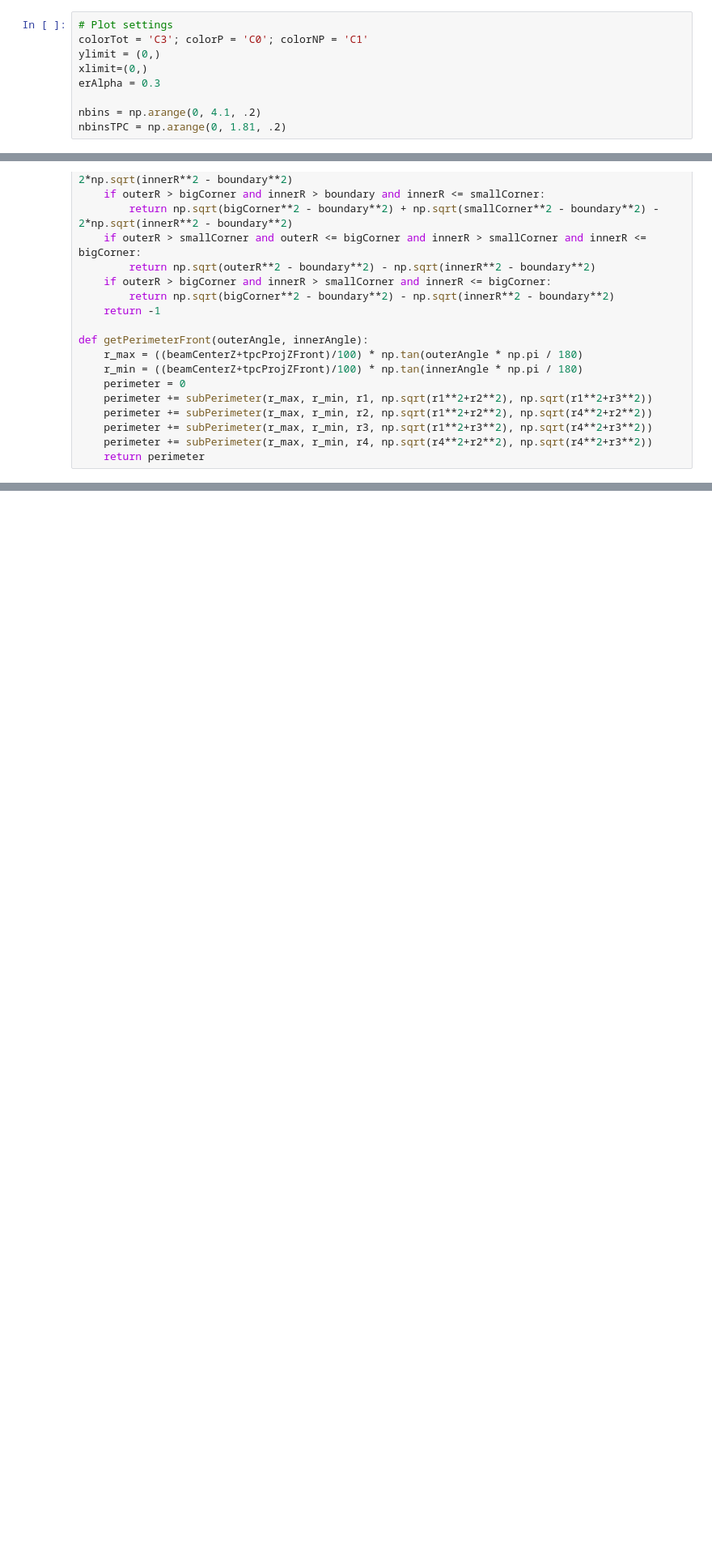
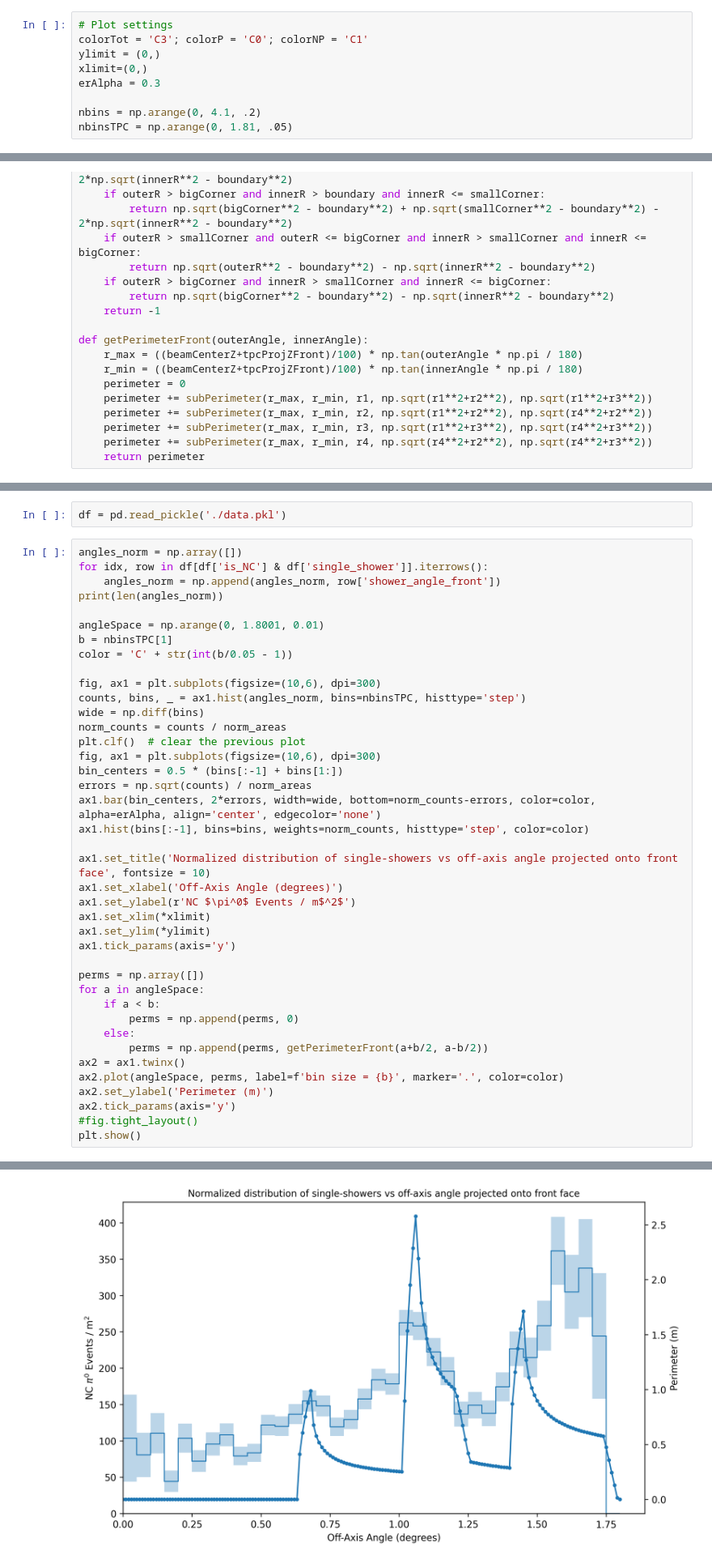
Before and after one commit to BMDragon/SBND_PRISM_Pi0_Study, a Jupyter notebook: boundaryTests.ipynb, the cells around one changed output, grey strips where cells are left out. Shown at 81% size. Drawn from its saved outputs; the diff is of its cells as text; blank space fills up the shorter version.

```diff
--- a/boundaryTests.ipynb
+++ b/boundaryTests.ipynb
@@ -36,7 +37,7 @@ xlimit=(0,)
 erAlpha = 0.3
 
 nbins = np.arange(0, 4.1, .2)
-nbinsTPC = np.arange(0, 1.81, .2)
+nbinsTPC = np.arange(0, 1.81, .05)
 # %%
 # exact volume normalization
 tpcBox = trimesh.creation.box(extents=[(tpcMaxX-tpcMinX)/100, (tpcMaxY-tpcMinY)/100, (tpcMaxZ-tpcMinZ)/100])
@@ -212,0 +251,43 @@ plt.show()
+# %%
+df = pd.read_pickle('./data.pkl')
+# %%
+angles_norm = np.array([])
+for idx, row in df[df['is_NC'] & df['single_shower']].iterrows():
+    angles_norm = np.append(angles_norm, row['shower_angle_front'])
+print(len(angles_norm))
+
+angleSpace = np.arange(0, 1.8001, 0.01)
+b = nbinsTPC[1]
+color = 'C' + str(int(b/0.05 - 1))
+
+fig, ax1 = plt.subplots(figsize=(10,6), dpi=300)
+counts, bins, _ = ax1.hist(angles_norm, bins=nbinsTPC, histtype='step')
+wide = np.diff(bins)
+norm_counts = counts / norm_areas
+plt.clf()  # clear the previous plot
+fig, ax1 = plt.subplots(figsize=(10,6), dpi=300)
+bin_centers = 0.5 * (bins[:-1] + bins[1:])
+errors = np.sqrt(counts) / norm_areas
+ax1.bar(bin_centers, 2*errors, width=wide, bottom=norm_counts-errors, color=color, alpha=erAlpha, align='center', edgecolor='none')
+ax1.hist(bins[:-1], bins=bins, weights=norm_counts, histtype='step', color=color)
+
+ax1.set_title('Normalized distribution of single-showers vs off-axis angle projected onto front face', fontsize = 10)
+ax1.set_xlabel('Off-Axis Angle (degrees)')
+ax1.set_ylabel(r'NC $\pi^0$ Events / m$^2$')
+ax1.set_xlim(*xlimit)
+ax1.set_ylim(*ylimit)
+ax1.tick_params(axis='y')
+
+perms = np.array([])
+for a in angleSpace:
+    if a < b:
+        perms = np.append(perms, 0)
+    else:
+        perms = np.append(perms, getPerimeterFront(a+b/2, a-b/2))
+ax2 = ax1.twinx()
+ax2.plot(angleSpace, perms, label=f'bin size = {b}', marker='.', color=color)
+ax2.set_ylabel('Perimeter (m)')
+ax2.tick_params(axis='y')
+#fig.tight_layout()
+plt.show()
+# %% [output]
@@ -212,0 +296 @@ plt.show()
+[figure, added]
```
Also changed, not shown: parts of 10 cells of this notebook.
